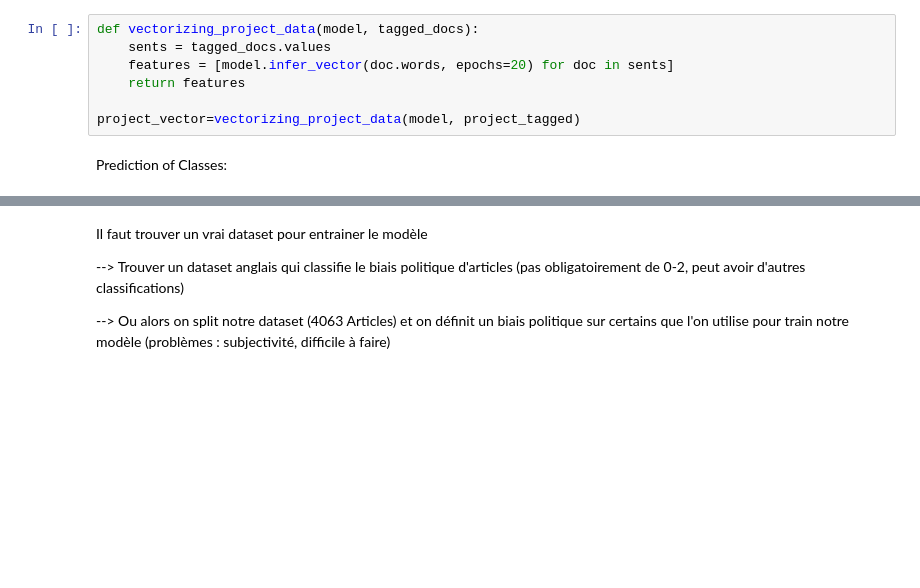
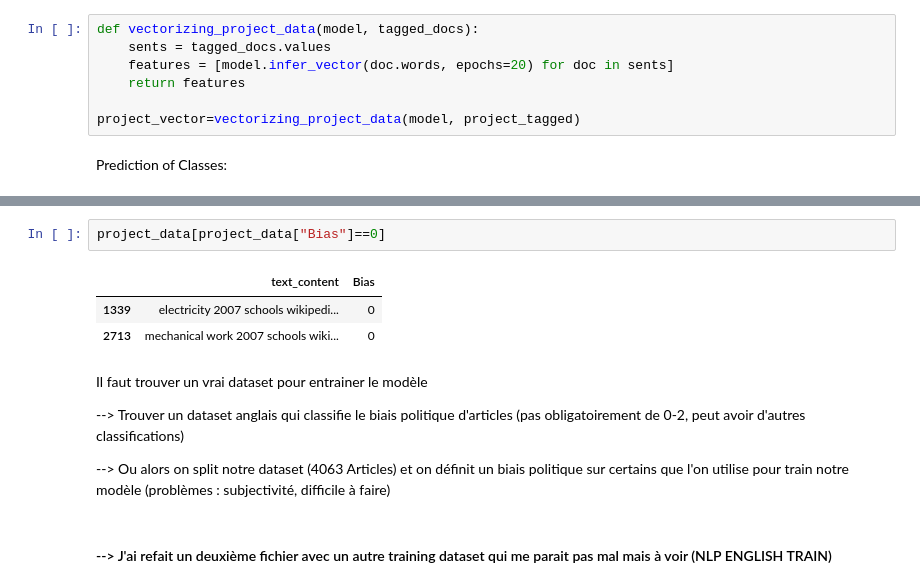
Before and after one commit to epfl-ada/ada-2023-project-miaoumiaou, a Jupyter notebook: NLP.ipynb, the cells around one changed output, grey strips where cells are left out. Drawn from its saved outputs; the diff is of its cells as text; blank space fills up the shorter version.

```diff
--- a/NLP.ipynb
+++ b/NLP.ipynb
@@ -485,6 +491,14 @@ Le modèle prédit que tous les articles de notre dataset sont neutres sauf un q
+# %%
+project_data[project_data["Bias"]==0]
+# %% [output]
+|  | text_content | Bias |
+| 1339 | electricity 2007 schools wikipedi... | 0 |
+| 2713 | mechanical work 2007 schools wiki... | 0 |
 # %% [markdown]
 Il faut trouver un vrai dataset pour entrainer le modèle
 
 --> Trouver un dataset anglais qui classifie le biais politique d'articles (pas obligatoirement de 0-2, peut avoir d'autres classifications)
 
 --> Ou alors on split notre dataset (4063 Articles) et on définit un biais politique sur certains que l'on utilise pour train notre modèle (problèmes : subjectivité, difficile à faire)
+# %% [markdown]
+#### --> J'ai refait un deuxième fichier avec un autre training dataset qui me parait pas mal mais à voir (NLP ENGLISH TRAIN)
```
Also changed, not shown: parts of 11 cells of this notebook, 3 other files.
